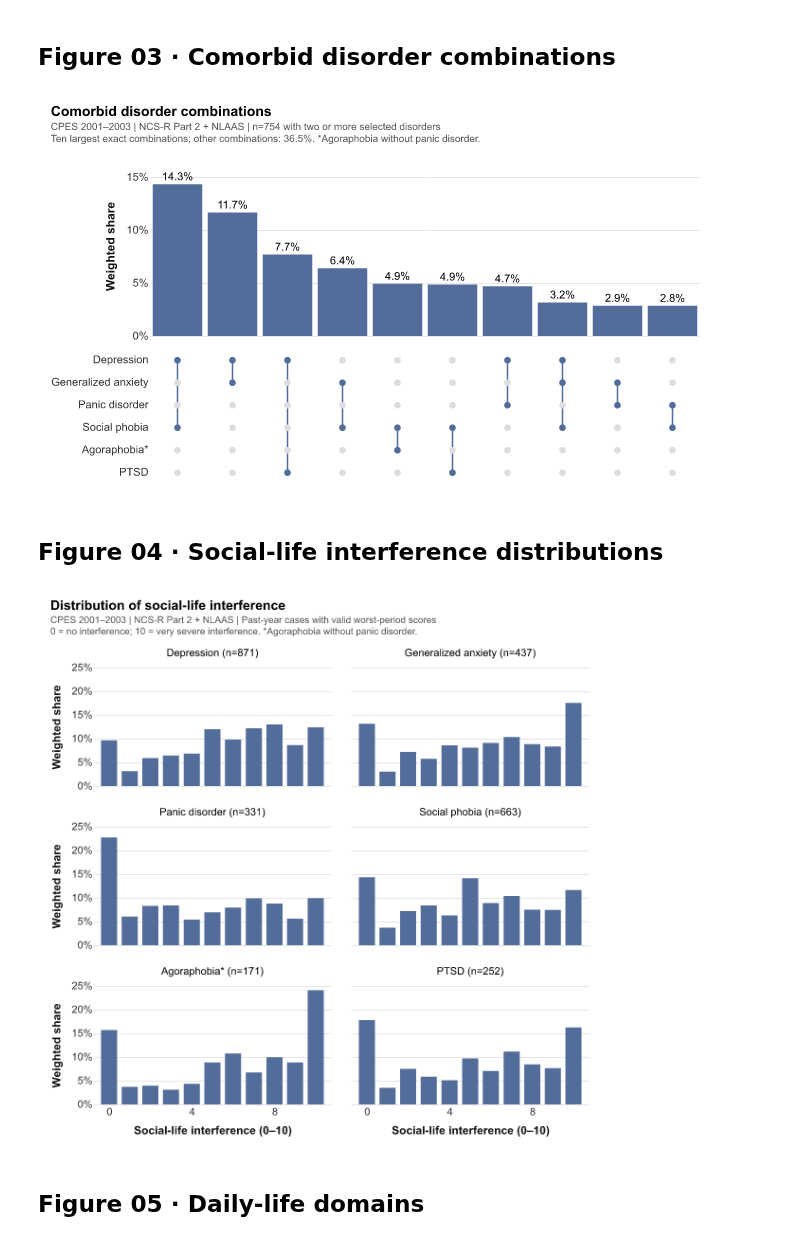
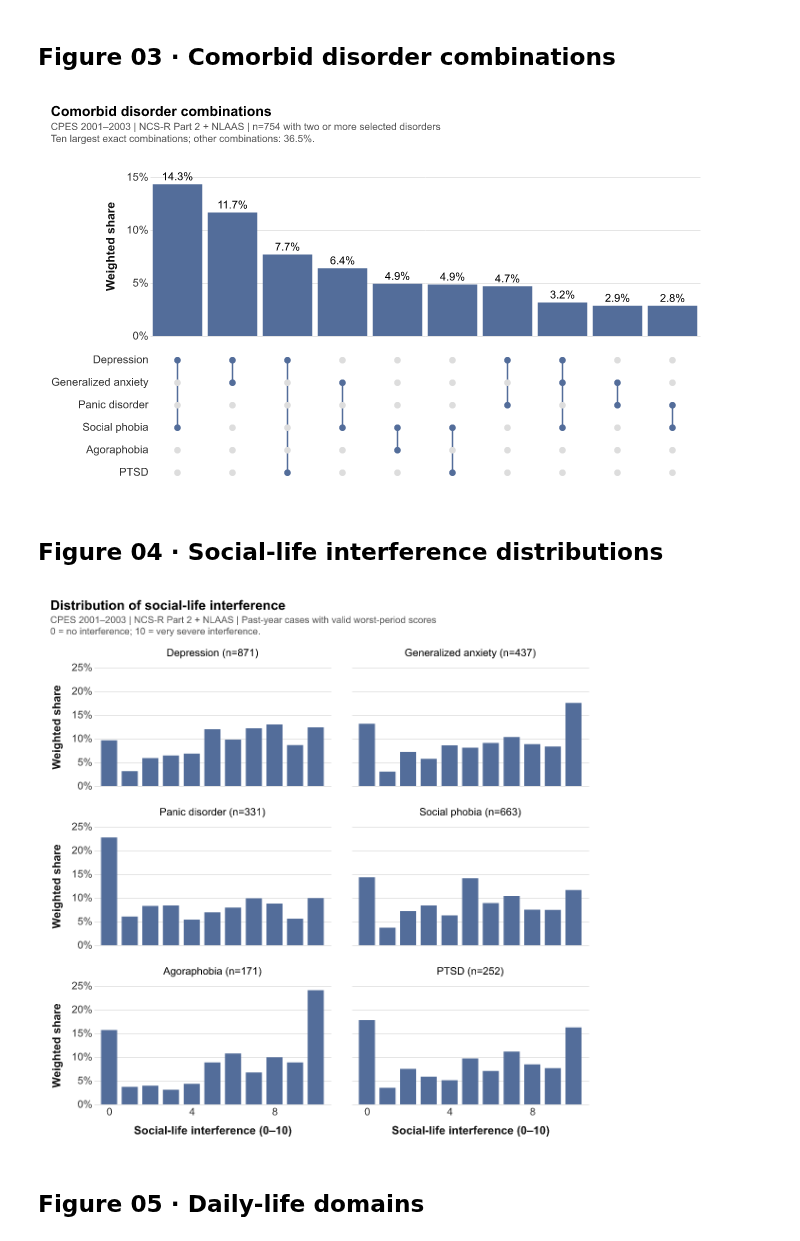
Before and after one commit to judycchen/capp30239-data-visualization_judy-chen, a Jupyter notebook: static-viz-project/milestone2_draft/static-draft.ipynb, the cells around one changed output. Cells and saved outputs as stored; diff of their text form; code cells hidden in the pictures.

```diff
--- a/static-viz-project/milestone2_draft/static-draft.ipynb
+++ b/static-viz-project/milestone2_draft/static-draft.ipynb
@@ -25,7 +25,7 @@ alt.renderers.enable("png")
 
 BLUE, ORANGE = "#536D9A", "#B67439"
 DISORDER_LABELS = ["Depression", "Generalized anxiety", "Panic disorder", "Social phobia",
-                   "Agoraphobia*", "PTSD"]
+                   "Agoraphobia", "PTSD"]
 CARE_COLORS = {"Both": BLUE, "Professional contact only": "#A1B7CF",
                "Medication only": "#9673A6", "Neither reported": ORANGE}
 CPES_SOURCE = "CPES 2001–2003 | NCS-R Part 2 + NLAAS"
@@ -298,35 +297,35 @@ links_df = pd.DataFrame(links)
 
 
 def combinations_chart(bars_df, dots_df, lines_df):
     bars = alt.Chart(bars_df).mark_bar(color=BLUE).encode(
         x=alt.X("combination:O", sort=combinations, axis=None),
         y=alt.Y("share:Q", title="Weighted share", axis=alt.Axis(format="%"),
                 scale=alt.Scale(domain=[0, .17])),
     )
     labels = bars.mark_text(dy=-7).encode(text=alt.Text("share:Q", format=".1%"))
     dots = alt.Chart(dots_df).mark_point(filled=True, size=45, opacity=1).encode(
         x=alt.X("combination:O", sort=combinations, axis=None),
         y=alt.Y("disorder:N", sort=DISORDER_LABELS, scale=alt.Scale(domain=DISORDER_LABELS),
                 title=None, axis=alt.Axis(ticks=False, domain=False)),
         color=alt.condition("datum.included", alt.value(BLUE), alt.value("#DDDDDD")),
     )
     lines = alt.Chart(lines_df).mark_rule(color=BLUE, strokeWidth=1.5).encode(
         x=alt.X("combination:O", sort=combinations, axis=None),
         y=alt.Y("first:N", sort=DISORDER_LABELS, scale=alt.Scale(domain=DISORDER_LABELS), title=None), y2="last:N",
     )
     return alt.vconcat(
         (bars + labels).properties(width=550, height=180),
         (lines + dots).properties(width=550, height=135), spacing=8,
     ).resolve_scale(x="shared")
 
 
 save_chart(
     combinations_chart(combination_df, membership_df, links_df), "03_upset.png", "Comorbid disorder combinations",
     [CPES_SOURCE + f" | n={multi.sum():,} with two or more selected disorders",
-     f"Ten largest exact combinations; other combinations: {omitted_share:.1f}%. *Agoraphobia without panic disorder."],
+     f"Ten largest exact combinations; other combinations: {omitted_share:.1f}%."],
 )
 # %% [output]
-[figure, old version]
+[figure, new version]
 # %% [markdown]
 ## Figure 04 · Social-life interference distributions
 # %%
@@ -361,10 +360,10 @@ def interference_distributions(df):
 save_chart(
     interference_distributions(distribution_df), "04_social_interference_distributions.png", "Distribution of social-life interference",
     [CPES_SOURCE + " | Past-year cases with valid worst-period scores",
-     "0 = no interference; 10 = very severe interference. *Agoraphobia without panic disorder."],
+     "0 = no interference; 10 = very severe interference."],
 )
 # %% [output]
-[figure, old version]
+[figure, new version]
 # %% [markdown]
 ## Figure 05 · Daily-life domains
 # %%
```
Also changed, not shown: parts of 6 cells of this notebook, 10 other files.
